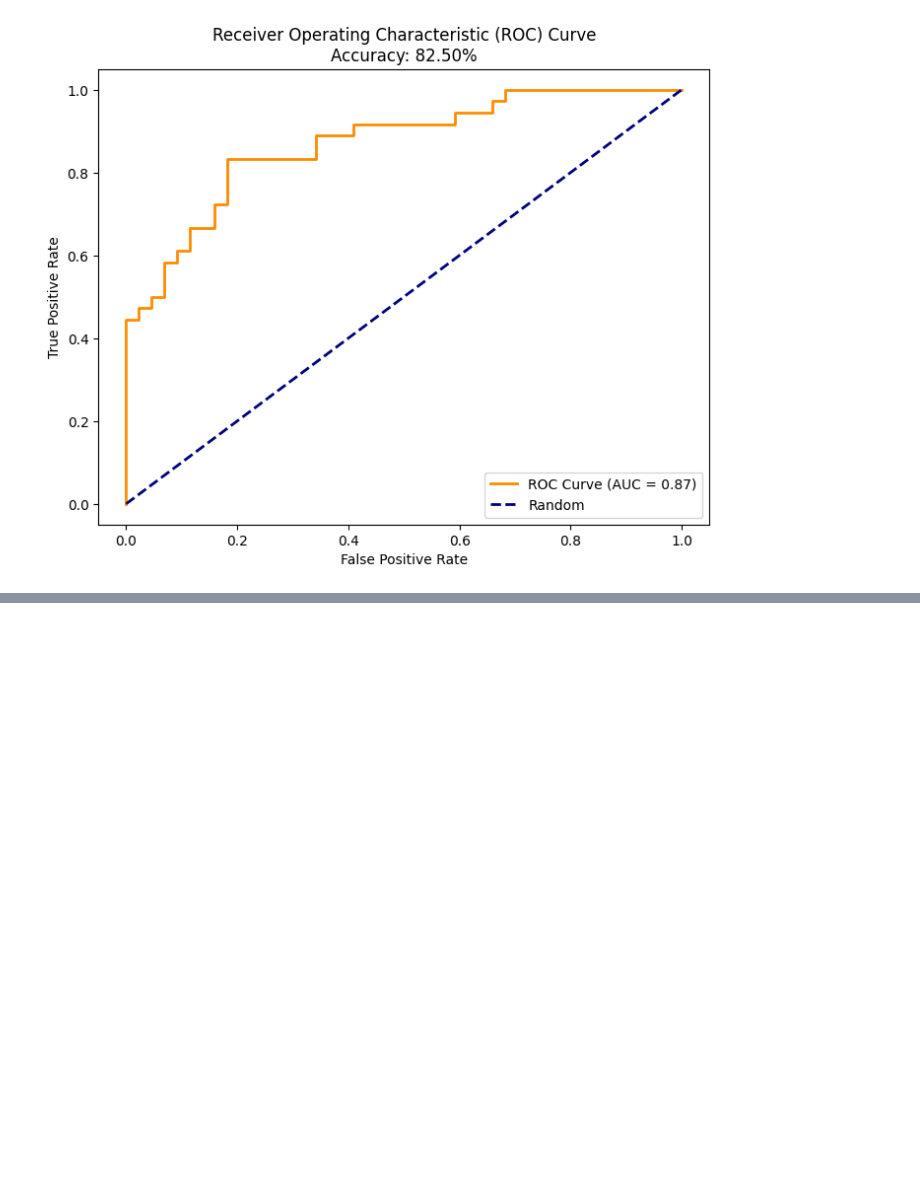
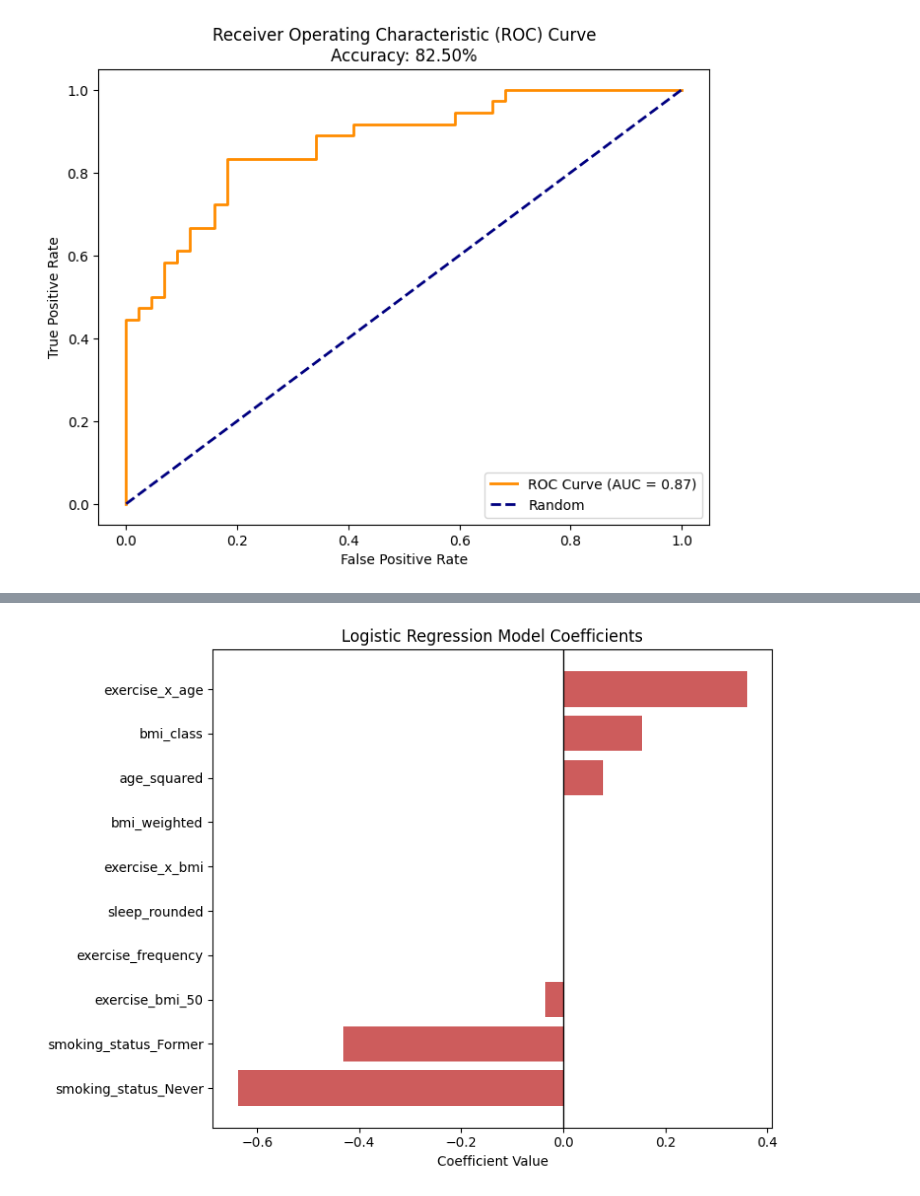
Before and after one commit to Oguama77/Braining_Mini_Challenge, a Jupyter notebook: notebooks/main.ipynb, the cells around one changed output, grey strips where cells are left out. Saved outputs shown, nothing was run; the diff lists cells and outputs as text; code cells hidden in the pictures; blank space fills up the shorter version.

```diff
--- a/notebooks/main.ipynb
+++ b/notebooks/main.ipynb
@@ -435,0 +438,10 @@ plt.show()
+# %%
+# Get model coefficient for each feature
+feature_names = X_under.columns
+coefficients = lr.coef_[0]
+
+coef_df = pd.DataFrame({
+    "Feature": feature_names,
+    "Coefficient": coefficients
+}).sort_values(by="Coefficient", ascending=False)
+print(coef_df)
@@ -435,0 +460,12 @@ plt.show()
+# %%
+# Visualize model coefficients
+coef_df_sorted = coef_df.sort_values(by="Coefficient", ascending=True)
+plt.figure(figsize=(8,6))
+plt.barh(coef_df_sorted["Feature"], coef_df_sorted["Coefficient"], color="indianred")
+plt.axvline(x=0, color="black", linewidth=1)  # Reference line at 0
+plt.xlabel("Coefficient Value")
+plt.title("Logistic Regression Model Coefficients")
+plt.tight_layout()
+plt.show()
+# %% [output]
+[figure, added]
```
Also changed, not shown: parts of 2 cells of this notebook, 3 other files.
